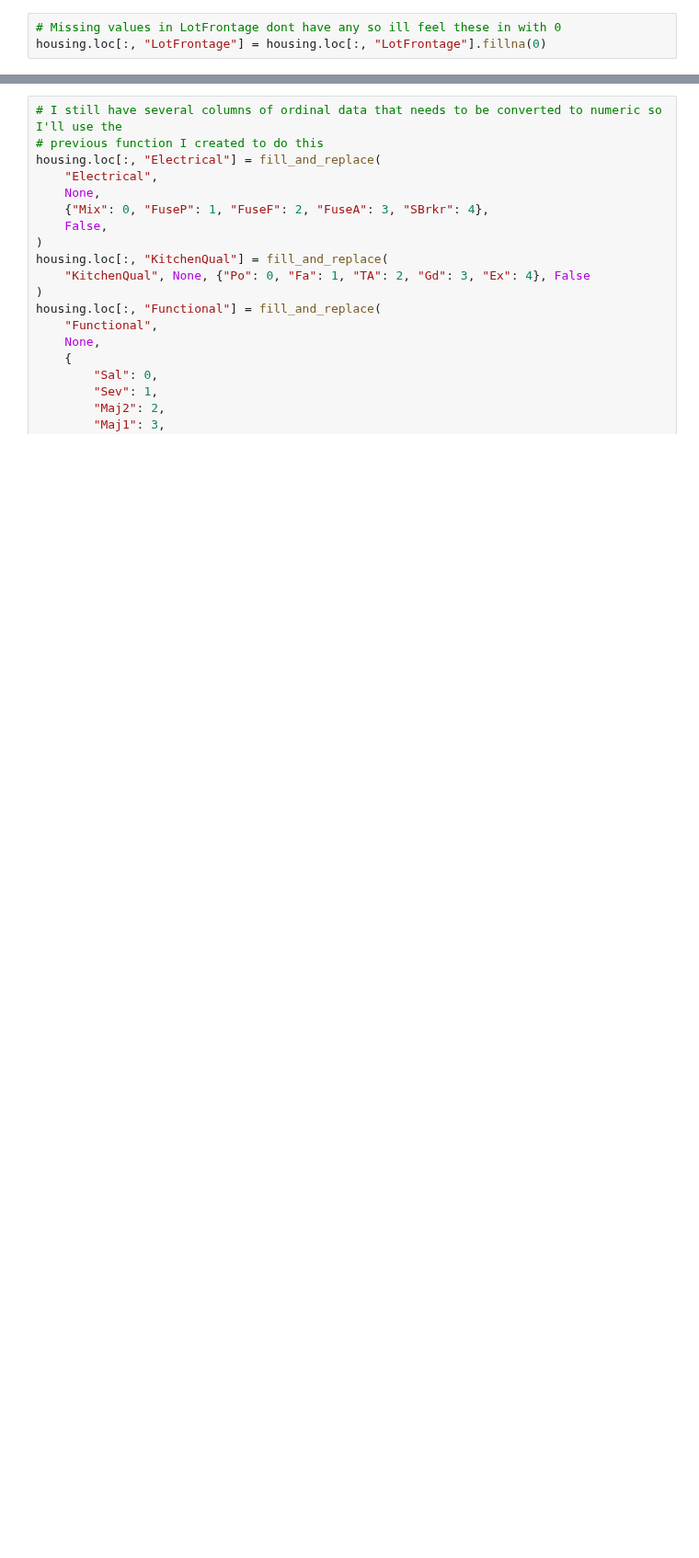
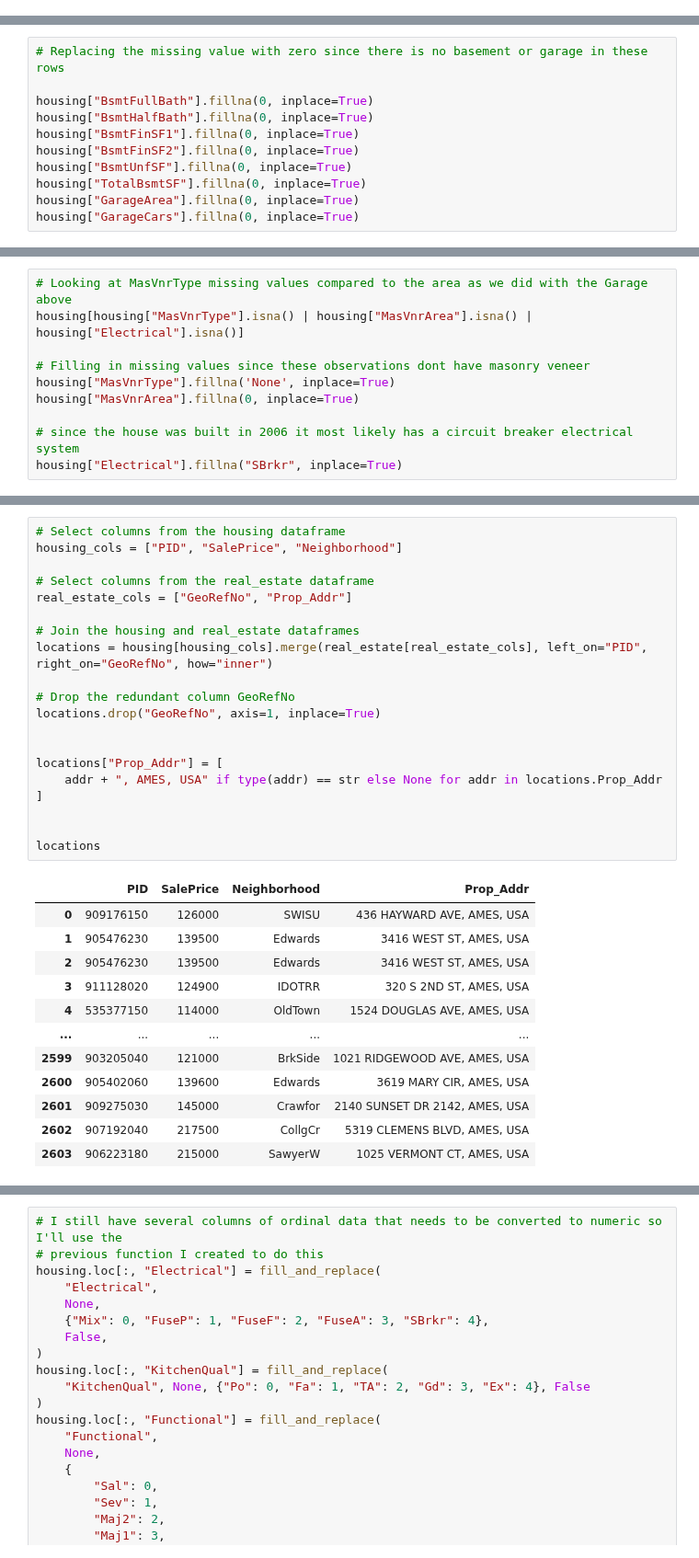
Before and after one commit to jasonphillip/Ames_Housing_ML_Project, a Jupyter notebook: preprocessing_JP.ipynb, the cells around one changed output, grey strips where cells are left out. Shown at 92% size. Cells and saved outputs as stored; diff of their text form; blank space fills up the shorter version.

```diff
--- a/preprocessing_JP.ipynb
+++ b/preprocessing_JP.ipynb
@@ -492,3 +86,0 @@ housing['GarageYrBlt'] = housing['GarageYrBlt'].fillna(-1)
-# %%
-# Missing values in LotFrontage dont have any so ill feel these in with 0
-housing.loc[:, "LotFrontage"] = housing.loc[:, "LotFrontage"].fillna(0)
@@ -516,0 +154,11 @@ Index: []
+# %%
+# Replacing the missing value with zero since there is no basement or garage in these rows
+
+housing["BsmtFullBath"].fillna(0, inplace=True)
+housing["BsmtHalfBath"].fillna(0, inplace=True)
+housing["BsmtFinSF1"].fillna(0, inplace=True)
+housing["BsmtFinSF2"].fillna(0, inplace=True)
+housing["BsmtUnfSF"].fillna(0, inplace=True)
+housing["TotalBsmtSF"].fillna(0, inplace=True)
+housing["GarageArea"].fillna(0, inplace=True)
+housing["GarageCars"].fillna(0, inplace=True)
@@ -516,0 +167,10 @@ Index: []
+# %%
+# Looking at MasVnrType missing values compared to the area as we did with the Garage above
+housing[housing["MasVnrType"].isna() | housing["MasVnrArea"].isna() | housing["Electrical"].isna()]
+
+# Filling in missing values since these observations dont have masonry veneer
+housing["MasVnrType"].fillna('None', inplace=True)
+housing["MasVnrArea"].fillna(0, inplace=True)
+
+# since the house was built in 2006 it most likely has a circuit breaker electrical system
+housing["Electrical"].fillna("SBrkr", inplace=True)
@@ -516,0 +201,33 @@ Index: []
+# %%
+# Select columns from the housing dataframe
+housing_cols = ["PID", "SalePrice", "Neighborhood"]
+
+# Select columns from the real_estate dataframe
+real_estate_cols = ["GeoRefNo", "Prop_Addr"]
+
+# Join the housing and real_estate dataframes
+locations = housing[housing_cols].merge(real_estate[real_estate_cols], left_on="PID", right_on="GeoRefNo", how="inner")
+
+# Drop the redundant column GeoRefNo
+locations.drop("GeoRefNo", axis=1, inplace=True)
+
+
+locations["Prop_Addr"] = [
+    addr + ", AMES, USA" if type(addr) == str else None for addr in locations.Prop_Addr
+]
+
+
+locations
+# %% [output]
+|  | PID | SalePrice | Neighborhood | Prop_Addr |
+| 0 | 909176150 | 126000 | SWISU | 436 HAYWARD AVE, AMES, USA |
+| 1 | 905476230 | 139500 | Edwards | 3416 WEST ST, AMES, USA |
+| 2 | 905476230 | 139500 | Edwards | 3416 WEST ST, AMES, USA |
+| 3 | 911128020 | 124900 | IDOTRR | 320 S 2ND ST, AMES, USA |
+| 4 | 535377150 | 114000 | OldTown | 1524 DOUGLAS AVE, AMES, USA |
+| ... | ... | ... | ... | ... |
+| 2599 | 903205040 | 121000 | BrkSide | 1021 RIDGEWOOD AVE, AMES, USA |
+| 2600 | 905402060 | 139600 | Edwards | 3619 MARY CIR, AMES, USA |
+| 2601 | 909275030 | 145000 | Crawfor | 2140 SUNSET DR 2142, AMES, USA |
+| 2602 | 907192040 | 217500 | CollgCr | 5319 CLEMENS BLVD, AMES, USA |
+| 2603 | 906223180 | 215000 | SawyerW | 1025 VERMONT CT, AMES, USA |
```
Also changed, not shown: parts of 55 cells of this notebook, 5 other files.
